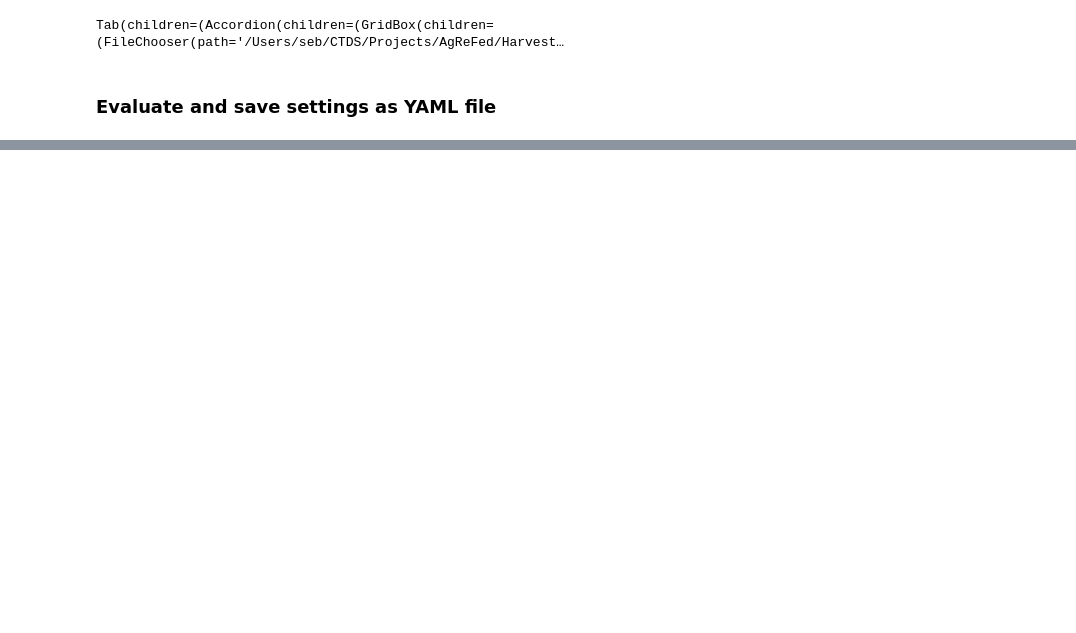
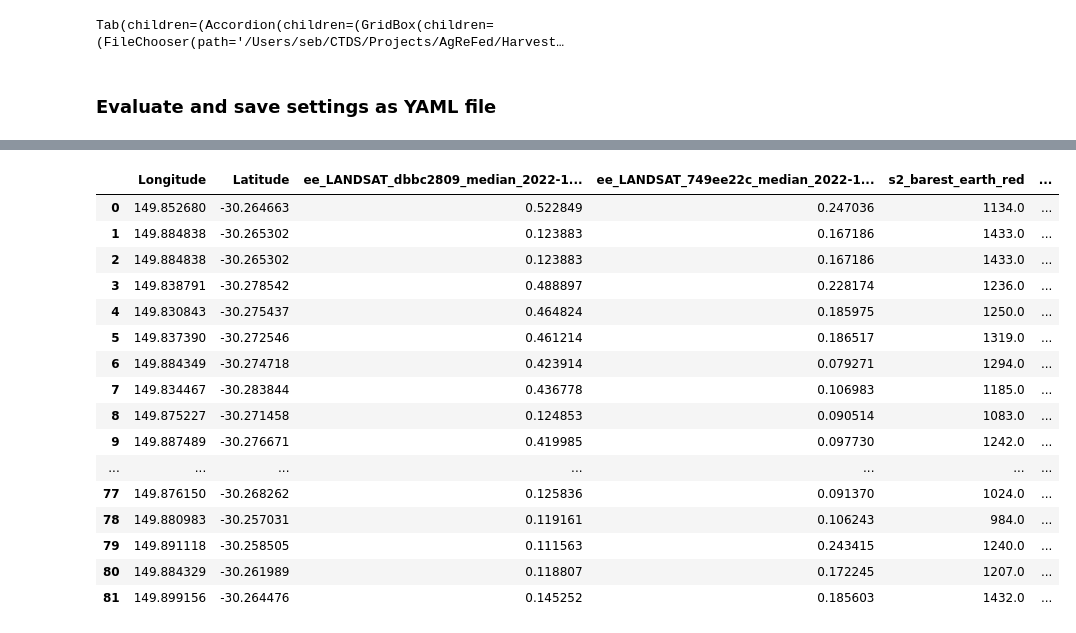
Before and after one commit to Sydney-Informatics-Hub/geodata-harvester, a Jupyter notebook: notebooks/example_harvest_with_widgets.ipynb, the cells around one changed output, grey strips where cells are left out. Cells and saved outputs as stored; diff of their text form; code cells hidden in the pictures; blank space fills up the shorter version.

```diff
--- a/notebooks/example_harvest_with_widgets.ipynb
+++ b/notebooks/example_harvest_with_widgets.ipynb
@@ -125,0 +138,23 @@ df.head()
+# %%
+# render pandas dataframe df as html table in jupyter notebook
+IPython.display.HTML(df.to_html())
+# Alternatively print head of table only:
+# df.head()
+# %% [output]
+|  | Longitude | Latitude | ee_LANDSAT_dbbc2809_median_2022-1... | ee_LANDSAT_749ee22c_median_2022-1... | s2_barest_earth_red | ... |
+| 0 | 149.852680 | -30.264663 | 0.522849 | 0.247036 | 1134.0 | ... |
+| 1 | 149.884838 | -30.265302 | 0.123883 | 0.167186 | 1433.0 | ... |
+| 2 | 149.884838 | -30.265302 | 0.123883 | 0.167186 | 1433.0 | ... |
+| 3 | 149.838791 | -30.278542 | 0.488897 | 0.228174 | 1236.0 | ... |
+| 4 | 149.830843 | -30.275437 | 0.464824 | 0.185975 | 1250.0 | ... |
+| 5 | 149.837390 | -30.272546 | 0.461214 | 0.186517 | 1319.0 | ... |
+| 6 | 149.884349 | -30.274718 | 0.423914 | 0.079271 | 1294.0 | ... |
+| 7 | 149.834467 | -30.283844 | 0.436778 | 0.106983 | 1185.0 | ... |
+| 8 | 149.875227 | -30.271458 | 0.124853 | 0.090514 | 1083.0 | ... |
+| 9 | 149.887489 | -30.276671 | 0.419985 | 0.097730 | 1242.0 | ... |
+| ... | ... | ... | ... | ... | ... | ... |
+| 77 | 149.876150 | -30.268262 | 0.125836 | 0.091370 | 1024.0 | ... |
+| 78 | 149.880983 | -30.257031 | 0.119161 | 0.106243 | 984.0 | ... |
+| 79 | 149.891118 | -30.258505 | 0.111563 | 0.243415 | 1240.0 | ... |
+| 80 | 149.884329 | -30.261989 | 0.118807 | 0.172245 | 1207.0 | ... |
+| 81 | 149.899156 | -30.264476 | 0.145252 | 0.185603 | 1432.0 | ... |
```
Also changed, not shown: parts of 12 cells of this notebook.
